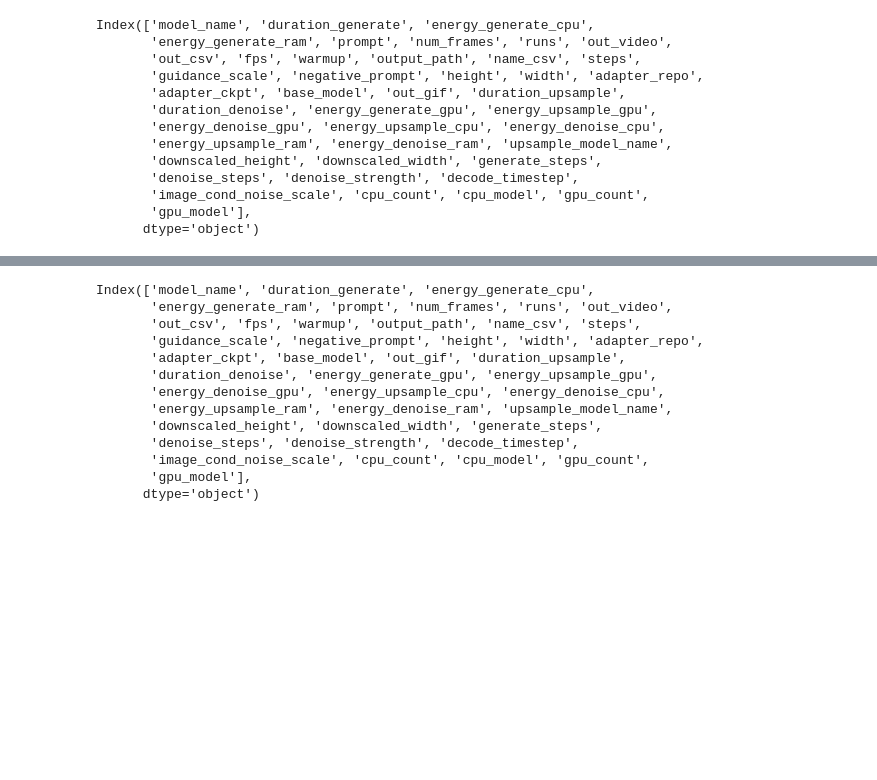
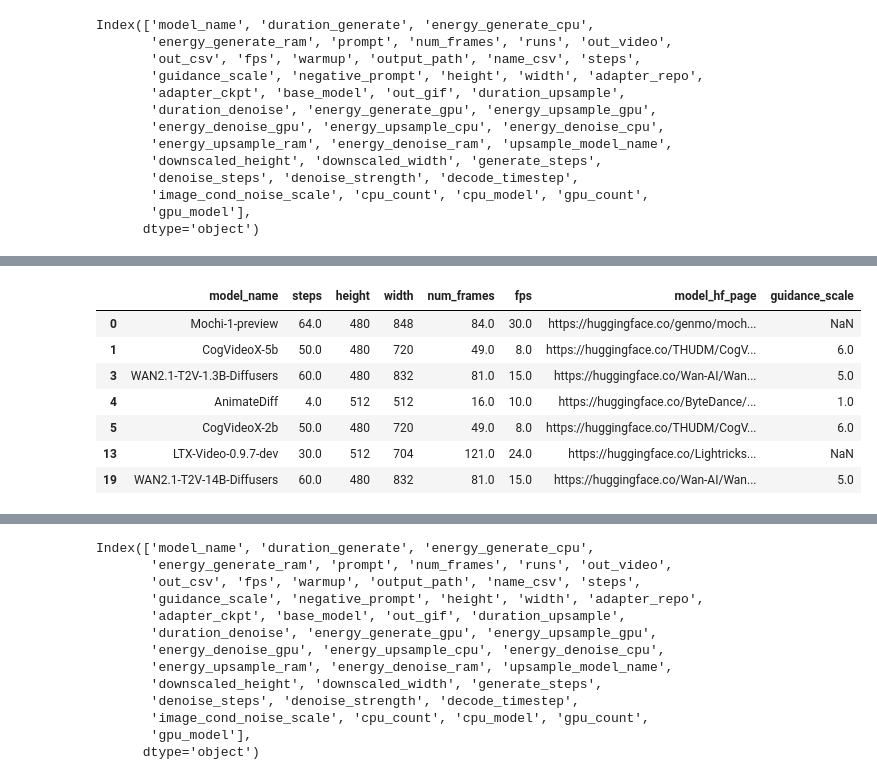
Before and after one commit to JulienDelavande/benchlab, a Jupyter notebook: videos/results.ipynb, the cells around one changed output, grey strips where cells are left out. Saved outputs shown, nothing was run; the diff lists cells and outputs as text; code cells hidden in the pictures; blank space fills up the shorter version.

```diff
--- a/videos/results.ipynb
+++ b/videos/results.ipynb
@@ -68,3 +142,14 @@ combined_df[['name_csv', 'model_name', 'duration_generate', 'energy_generate_gpu
+# %%
+combined_df[['model_name', 'steps', 'height', 'width', 'num_frames', 'fps', 'model_hf_page', 'guidance_scale']].drop_duplicates()
+# %% [output]
+|  | model_name | steps | height | width | num_frames | fps | model_hf_page | guidance_scale |
+| 0 | Mochi-1-preview | 64.0 | 480 | 848 | 84.0 | 30.0 | https://huggingface.co/genmo/moch... | NaN |
+| 1 | CogVideoX-5b | 50.0 | 480 | 720 | 49.0 | 8.0 | https://huggingface.co/THUDM/CogV... | 6.0 |
+| 3 | WAN2.1-T2V-1.3B-Diffusers | 60.0 | 480 | 832 | 81.0 | 15.0 | https://huggingface.co/Wan-AI/Wan... | 5.0 |
+| 4 | AnimateDiff | 4.0 | 512 | 512 | 16.0 | 10.0 | https://huggingface.co/ByteDance/... | 1.0 |
+| 5 | CogVideoX-2b | 50.0 | 480 | 720 | 49.0 | 8.0 | https://huggingface.co/THUDM/CogV... | 6.0 |
+| 13 | LTX-Video-0.9.7-dev | 30.0 | 512 | 704 | 121.0 | 24.0 | https://huggingface.co/Lightricks... | NaN |
+| 19 | WAN2.1-T2V-14B-Diffusers | 60.0 | 480 | 832 | 81.0 | 15.0 | https://huggingface.co/Wan-AI/Wan... | 5.0 |
 # %%
 import pandas as pd
 import matplotlib.pyplot as plt
```
Also changed, not shown: parts of 6 cells of this notebook, 15 other files.
